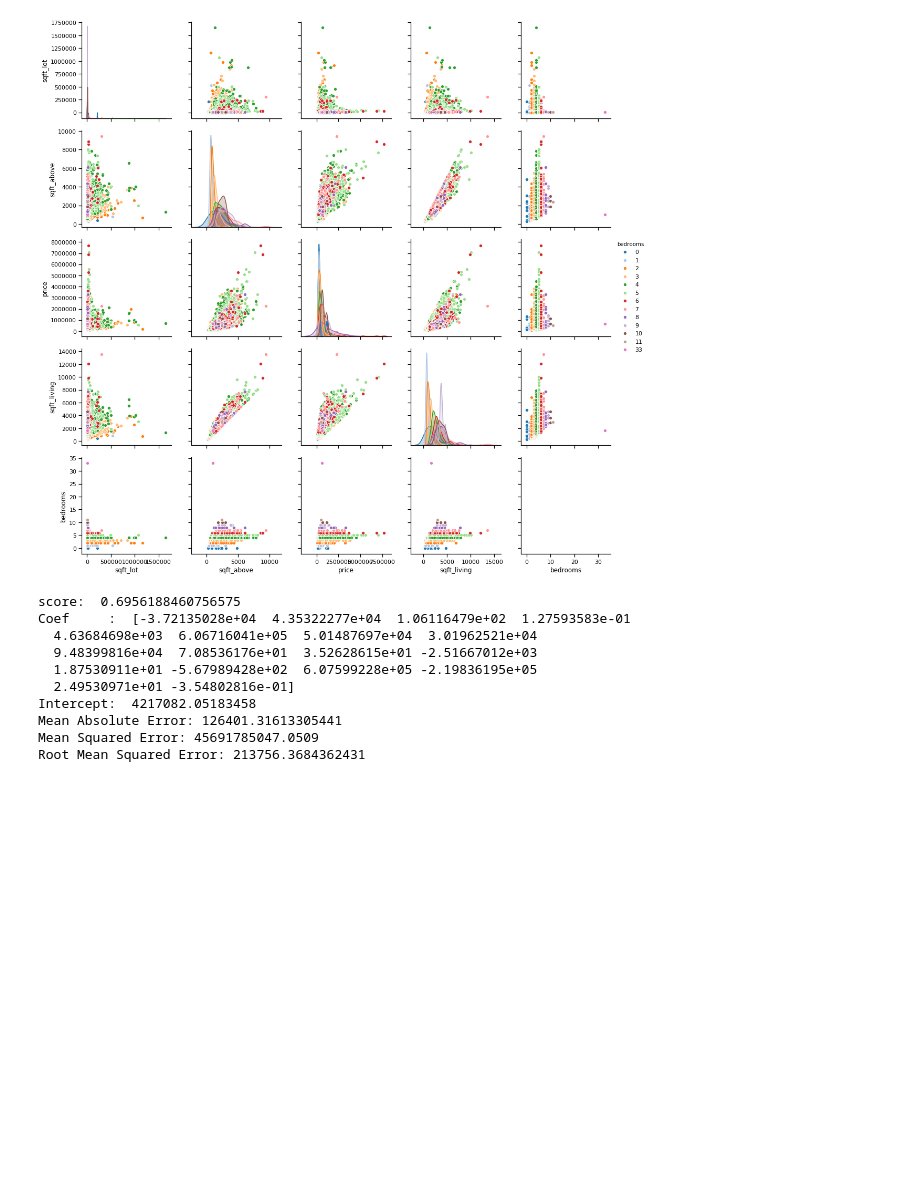
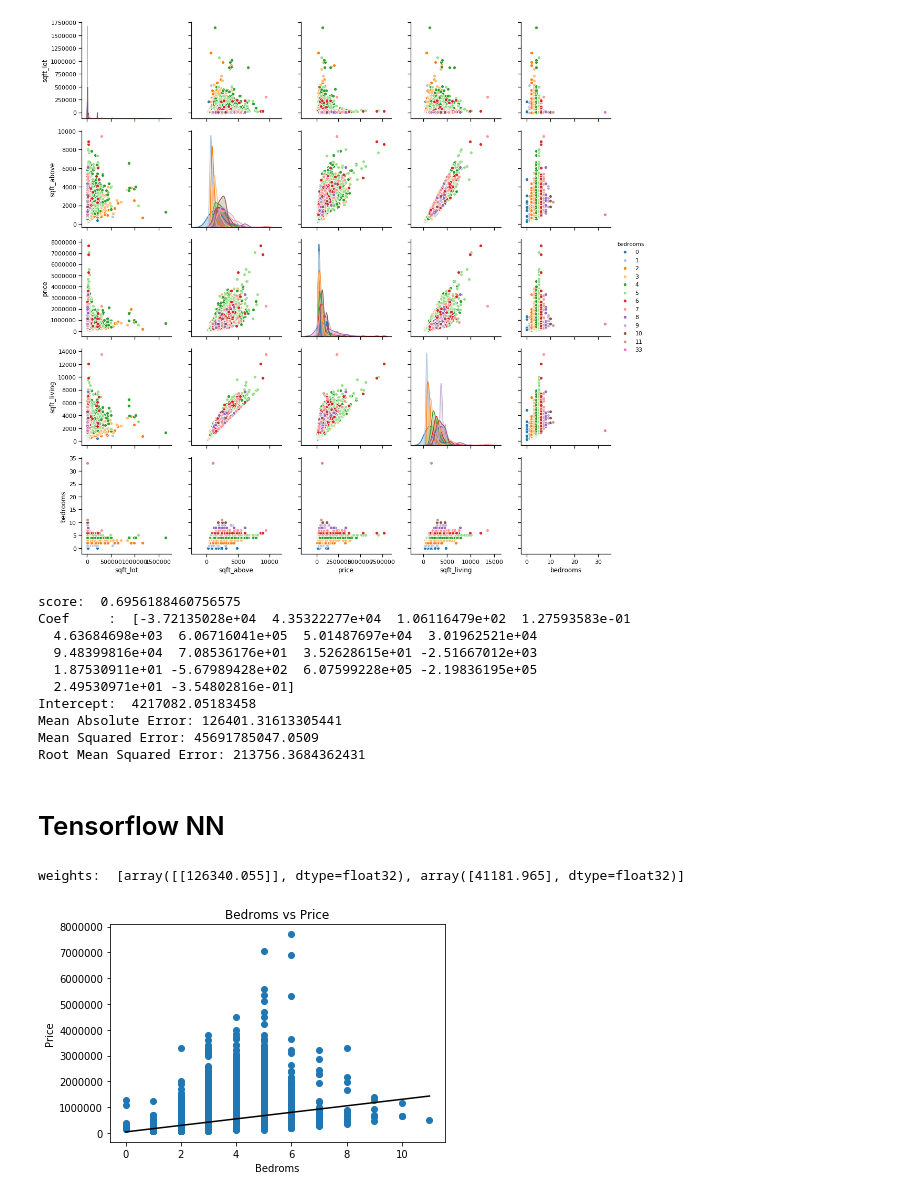
Before and after one commit to ptsurko/AIML-notebooks, a Jupyter notebook: Linear_Regression_House_prediction.ipynb, the cells around one changed output. Cells and saved outputs as stored; diff of their text form; code cells hidden in the pictures; blank space fills up the shorter version.

```diff
--- a/Linear_Regression_House_prediction.ipynb
+++ b/Linear_Regression_House_prediction.ipynb
@@ -125,3 +125,5 @@ Intercept:  4217082.05183458
 Mean Absolute Error: 126401.31613305441
 Mean Squared Error: 45691785047.0509
 Root Mean Squared Error: 213756.3684362431
+# %% [markdown]
+# Tensorflow NN
@@ -127,0 +134,29 @@ Root Mean Squared Error: 213756.3684362431
+# %%
+X = data_cleaned.iloc[:,1].values.reshape(-1, 1).astype(float)
+y = data_cleaned.iloc[:,0].values.reshape(-1, 1).astype(float)
+
+X_train, X_test, y_train, y_test = train_test_split(X, y, test_size=0.2)
+# %%
+model = tf.keras.Sequential([
+  tf.keras.layers.Dense(units=1, input_shape=[1])
+])
+
+optimizer = tf.keras.optimizers.SGD(lr=0.5, momentum=0.9)
+
+model.compile(optimizer=optimizer, loss='mean_absolute_error', metrics=['mae'])
+model.summary()
+
+history = model.fit(X_train, y_train, epochs=50, verbose=1, validation_data=(X_test, y_test))
+# %%
+print('weights: ', model.get_weights())
+bedrooms = [[X.min()],
+            [X.max()]]
+plt.scatter(X, y)
+plt.plot(bedrooms, model.predict(bedrooms),color='k')
+plt.title('Bedroms vs Price')
+plt.xlabel('Bedroms')
+plt.ylabel('Price')
+plt.show()
+# %% [output]
+weights:  [array([[126340.055]], dtype=float32), array([41181.965], dtype=float32)]
+[figure, added]
```
Also changed, not shown: parts of 6 cells of this notebook.
